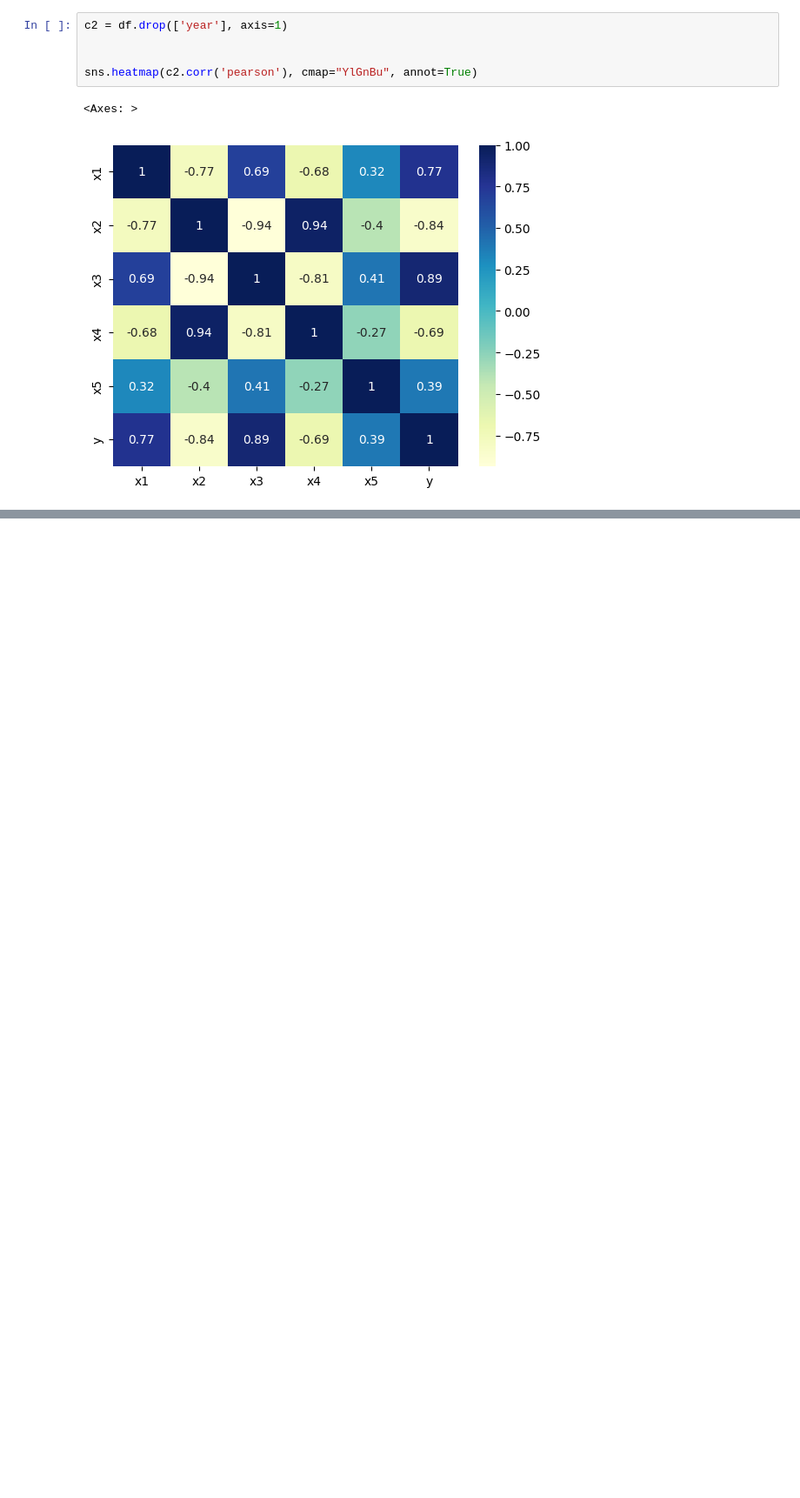
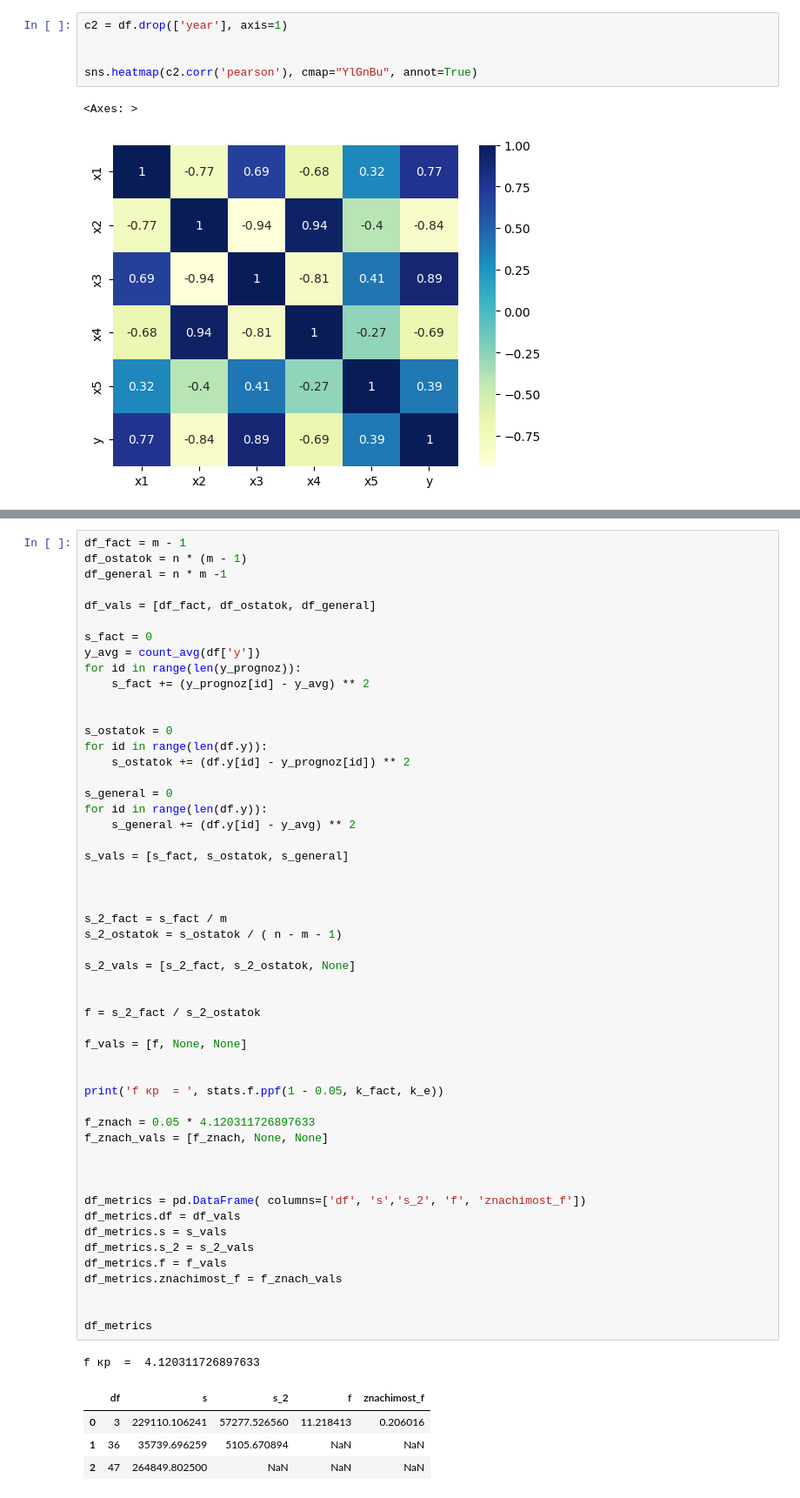
Before and after one commit to CepbluKot/stats, a Jupyter notebook: correct/lr5.ipynb, the cells around one changed output, grey strips where cells are left out. Shown: that part at 87% size. Drawn from its saved outputs; the diff is of its cells as text; blank space fills up the shorter version.

```diff
--- a/correct/lr5.ipynb
+++ b/correct/lr5.ipynb
@@ -702,0 +776,58 @@ r2= [[0.88124347]] r2_adj= [[0.98589689]]
+# %%
+df_fact = m - 1
+df_ostatok = n * (m - 1)
+df_general = n * m -1
+
+df_vals = [df_fact, df_ostatok, df_general]
+
+s_fact = 0
+y_avg = count_avg(df['y'])
+for id in range(len(y_prognoz)):
+    s_fact += (y_prognoz[id] - y_avg) ** 2
+
+
+s_ostatok = 0
+for id in range(len(df.y)):
+    s_ostatok += (df.y[id] - y_prognoz[id]) ** 2
+
+s_general = 0
+for id in range(len(df.y)):
+    s_general += (df.y[id] - y_avg) ** 2
+
+s_vals = [s_fact, s_ostatok, s_general]
+
+
+
+s_2_fact = s_fact / m
+s_2_ostatok = s_ostatok / ( n - m - 1)
+
+s_2_vals = [s_2_fact, s_2_ostatok, None]
+
+
+f = s_2_fact / s_2_ostatok
+
+f_vals = [f, None, None]
+
+
+print('f кр  = ', stats.f.ppf(1 - 0.05, k_fact, k_e))
+
+f_znach = 0.05 * 4.120311726897633
+f_znach_vals = [f_znach, None, None]
+
+
+
+df_metrics = pd.DataFrame( columns=['df', 's','s_2', 'f', 'znachimost_f'])
+df_metrics.df = df_vals
+df_metrics.s = s_vals
+df_metrics.s_2 = s_2_vals
+df_metrics.f = f_vals
+df_metrics.znachimost_f = f_znach_vals
+
+
+df_metrics
+# %% [output]
+f кр  =  4.120311726897633
+|  | df | s | s_2 | f | znachimost_f |
+| 0 | 3 | 229110.106241 | 57277.526560 | 11.218413 | 0.206016 |
+| 1 | 36 | 35739.696259 | 5105.670894 | NaN | NaN |
+| 2 | 47 | 264849.802500 | NaN | NaN | NaN |
```
Also changed, not shown: parts of 17 cells of this notebook, 1 other file.
